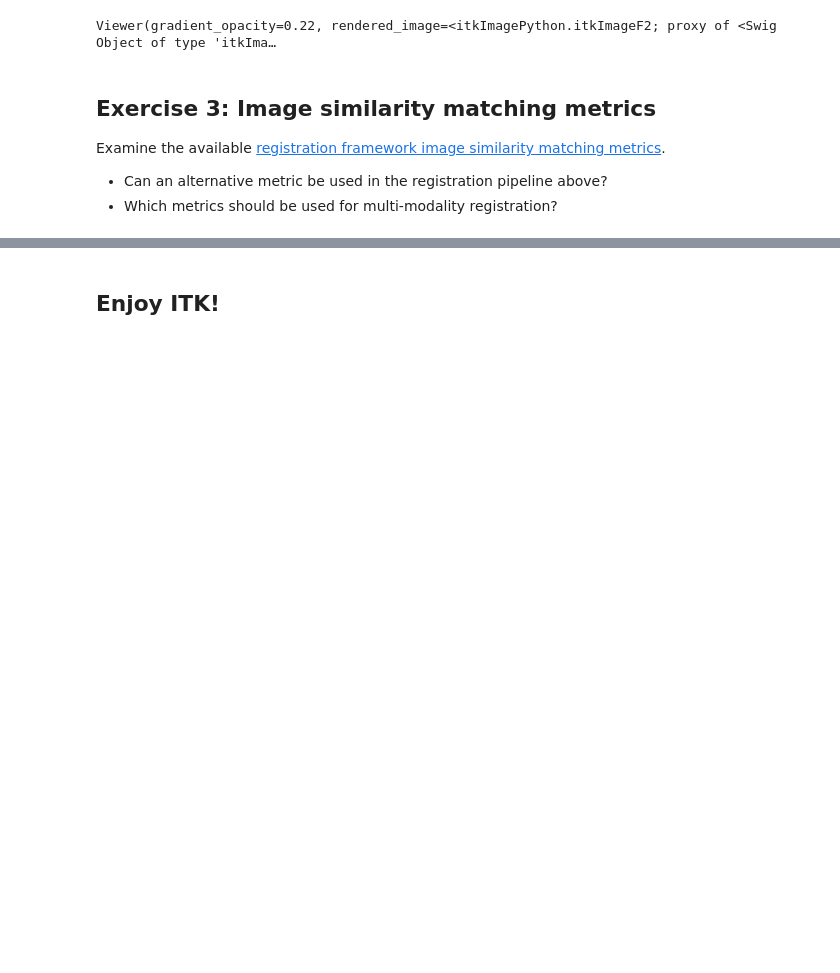
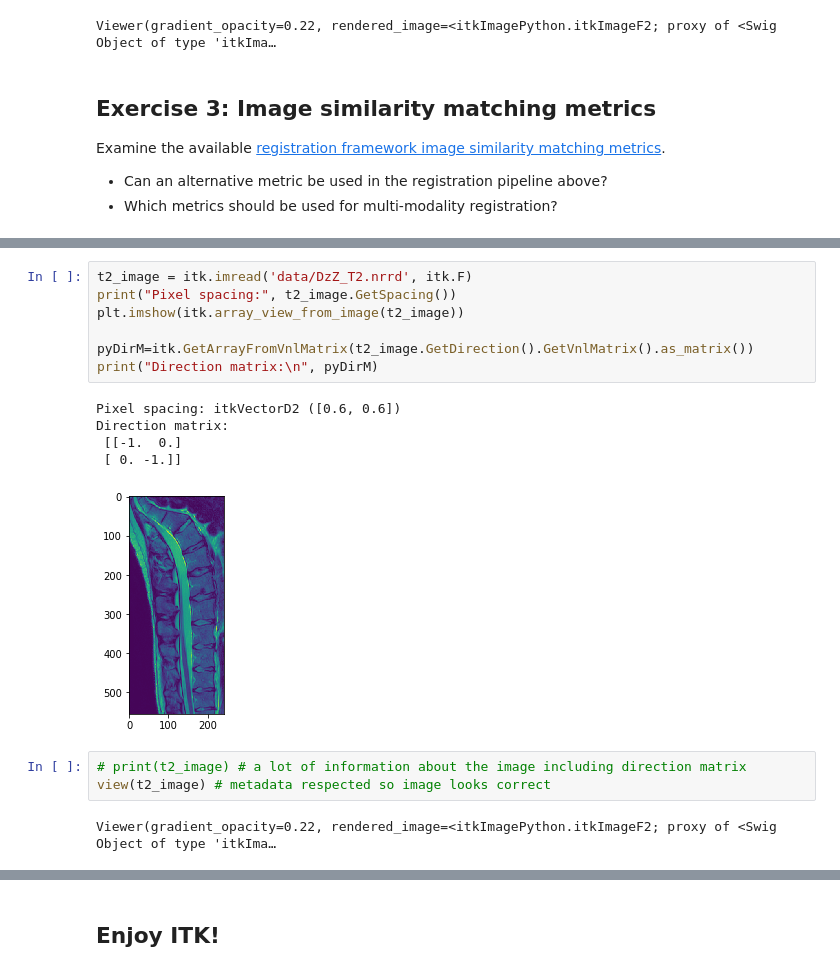
Before and after one commit to InsightSoftwareConsortium/ScientificImageAnalysisVisualizationAndArtificialIntelligenceCourse, a Jupyter notebook: 5_Registration.ipynb, the cells around one changed output, grey strips where cells are left out. Drawn from its saved outputs; the diff is of its cells as text; blank space fills up the shorter version.

```diff
--- a/5_Registration.ipynb
+++ b/5_Registration.ipynb
@@ -154,0 +170,18 @@ Examine the available [registration framework image similarity matching metrics]
+# %%
+t2_image = itk.imread('data/DzZ_T2.nrrd', itk.F)
+print("Pixel spacing:", t2_image.GetSpacing())
+plt.imshow(itk.array_view_from_image(t2_image))
+
+pyDirM=itk.GetArrayFromVnlMatrix(t2_image.GetDirection().GetVnlMatrix().as_matrix())
+print("Direction matrix:\n", pyDirM)
+# %% [output]
+Pixel spacing: itkVectorD2 ([0.6, 0.6])
+Direction matrix:
+ [[-1.  0.]
+ [ 0. -1.]]
+[figure, added]
+# %%
+# print(t2_image) # a lot of information about the image including direction matrix
+view(t2_image) # metadata respected so image looks correct
+# %% [output]
+Viewer(gradient_opacity=0.22, rendered_image=<itkImagePython.itkImageF2; proxy of <Swig Object of type 'itkIma…
```
Also changed, not shown: parts of 8 cells of this notebook, 5 other files.
